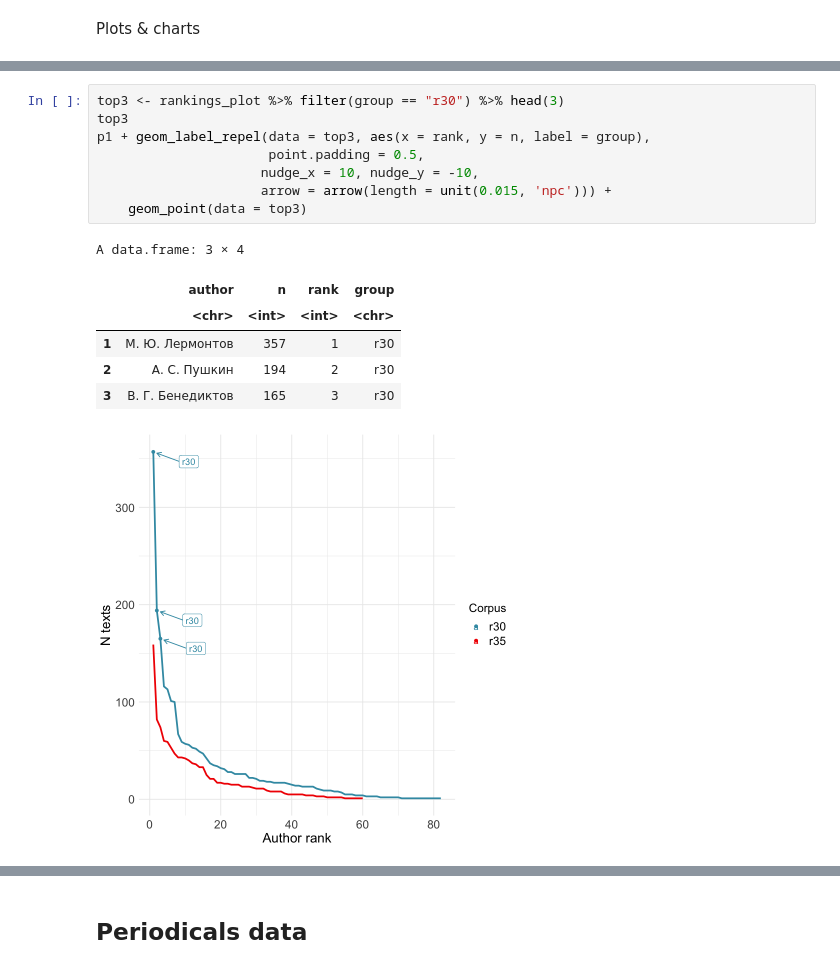
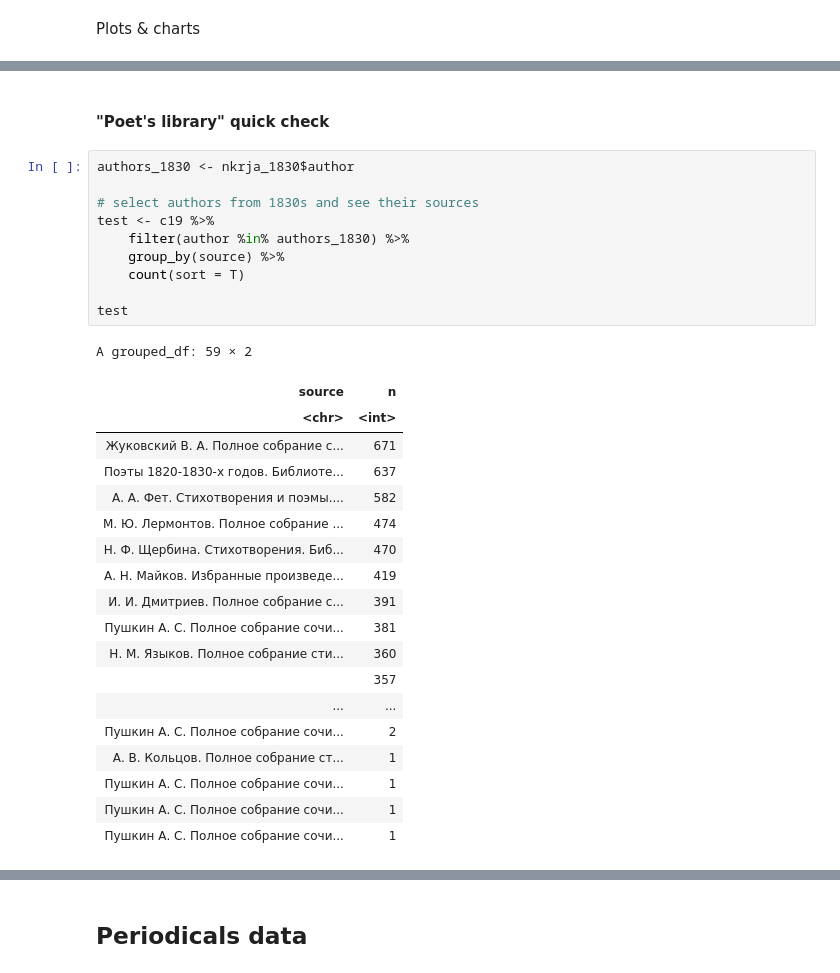
Before and after one commit to tonyamart/corpus35_pr, a Jupyter notebook: scr/01_chapter/01_1_nkrja_comparison.ipynb, the cells around one changed output, grey strips where cells are left out. Saved outputs shown, nothing was run; the diff lists cells and outputs as text.

```diff
--- a/scr/01_chapter/01_1_nkrja_comparison.ipynb
+++ b/scr/01_chapter/01_1_nkrja_comparison.ipynb
@@ -194,16 +170,32 @@ p1 + labs(x = "Author rank",
-# %%
-top3 <- rankings_plot %>% filter(group == "r30") %>% head(3)
-top3
-p1 + geom_label_repel(data = top3, aes(x = rank, y = n, label = group),
-                      point.padding = 0.5,
-                     nudge_x = 10, nudge_y = -10,
-                     arrow = arrow(length = unit(0.015, 'npc'))) +
-    geom_point(data = top3)
-# %% [output]
-A data.frame: 3 × 4
-|  | author | n | rank | group |
-|  | <chr> | <int> | <int> | <chr> |
-| 1 | М. Ю. Лермонтов | 357 | 1 | r30 |
-| 2 | А. С. Пушкин | 194 | 2 | r30 |
-| 3 | В. Г. Бенедиктов | 165 | 3 | r30 |
-[figure, removed]
+# %% [markdown]
+#### "Poet's library" quick check
+# %%
+authors_1830 <- nkrja_1830$author
+
+# select authors from 1830s and see their sources
+test <- c19 %>%
+    filter(author %in% authors_1830) %>%
+    group_by(source) %>%
+    count(sort = T)
+
+test
+# %% [output]
+A grouped_df: 59 × 2
+| source | n |
+| <chr> | <int> |
+| Жуковский В. А. Полное собрание с... | 671 |
+| Поэты 1820-1830-х годов. Библиоте... | 637 |
+| А. А. Фет. Стихотворения и поэмы.... | 582 |
+| М. Ю. Лермонтов. Полное собрание ... | 474 |
+| Н. Ф. Щербина. Стихотворения. Биб... | 470 |
+| А. Н. Майков. Избранные произведе... | 419 |
+| И. И. Дмитриев. Полное собрание с... | 391 |
+| Пушкин А. С. Полное собрание сочи... | 381 |
+| Н. М. Языков. Полное собрание сти... | 360 |
+|  | 357 |
+| ... | ... |
+| Пушкин А. С. Полное собрание сочи... | 2 |
+| А. В. Кольцов. Полное собрание ст... | 1 |
+| Пушкин А. С. Полное собрание сочи... | 1 |
+| Пушкин А. С. Полное собрание сочи... | 1 |
+| Пушкин А. С. Полное собрание сочи... | 1 |
```
Also changed, not shown: parts of 18 cells of this notebook, 2 other files.
